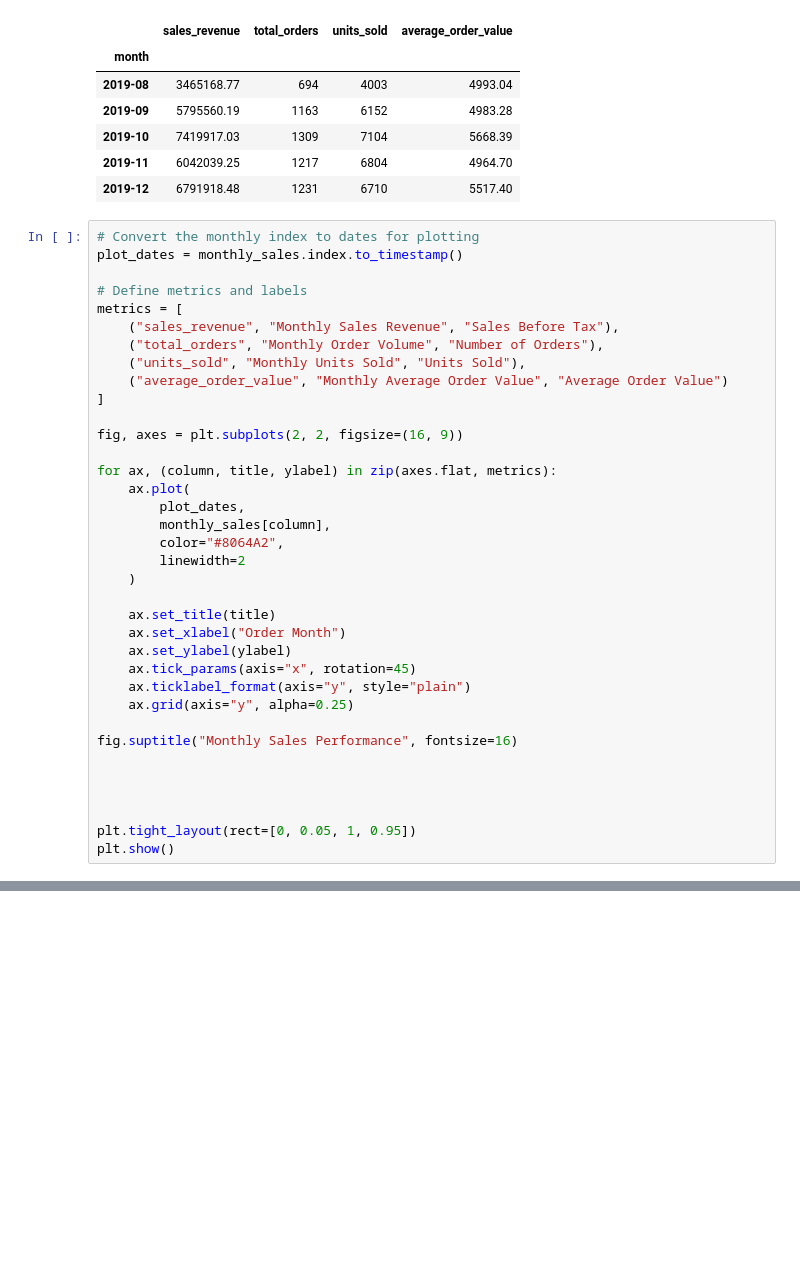
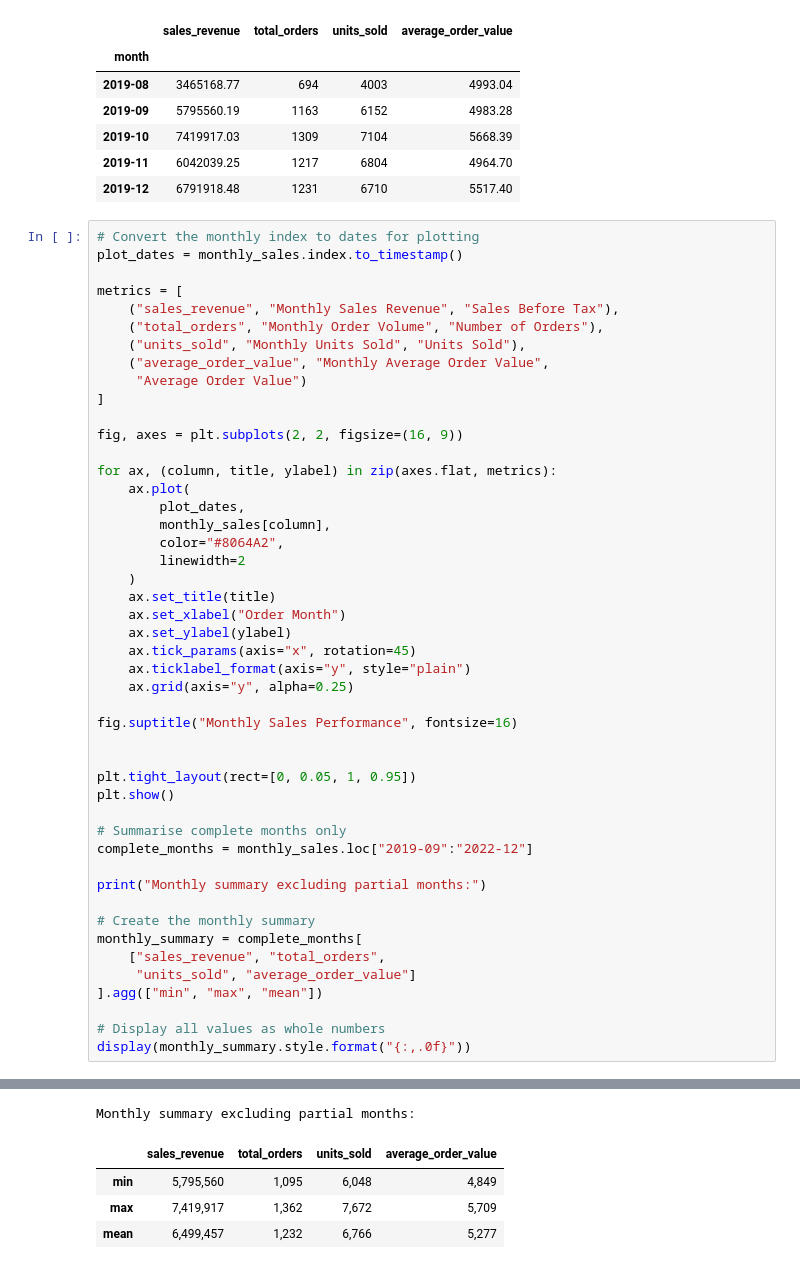
Before and after one commit to michellefengym-glitch/Market-Analysis, a Jupyter notebook: Capstone_Market_Analysis.ipynb, the cells around one changed output, grey strips where cells are left out. Cells and saved outputs as stored; diff of their text form; blank space fills up the shorter version.

```diff
--- a/Capstone_Market_Analysis.ipynb
+++ b/Capstone_Market_Analysis.ipynb
@@ -970,40 +970,56 @@ display(monthly_sales.head().round(2))
 # Convert the monthly index to dates for plotting
 plot_dates = monthly_sales.index.to_timestamp()
 
-# Define metrics and labels
 metrics = [
     ("sales_revenue", "Monthly Sales Revenue", "Sales Before Tax"),
     ("total_orders", "Monthly Order Volume", "Number of Orders"),
     ("units_sold", "Monthly Units Sold", "Units Sold"),
-    ("average_order_value", "Monthly Average Order Value", "Average Order Value")
+    ("average_order_value", "Monthly Average Order Value",
+     "Average Order Value")
 ]
 
 fig, axes = plt.subplots(2, 2, figsize=(16, 9))
 
 for ax, (column, title, ylabel) in zip(axes.flat, metrics):
     ax.plot(
         plot_dates,
         monthly_sales[column],
         color="#8064A2",
         linewidth=2
     )
-
     ax.set_title(title)
     ax.set_xlabel("Order Month")
     ax.set_ylabel(ylabel)
     ax.tick_params(axis="x", rotation=45)
     ax.ticklabel_format(axis="y", style="plain")
     ax.grid(axis="y", alpha=0.25)
 
 fig.suptitle("Monthly Sales Performance", fontsize=16)
 
 
-
-
 plt.tight_layout(rect=[0, 0.05, 1, 0.95])
 plt.show()
+
+# Summarise complete months only
+complete_months = monthly_sales.loc["2019-09":"2022-12"]
+
+print("Monthly summary excluding partial months:")
+
+# Create the monthly summary
+monthly_summary = complete_months[
+    ["sales_revenue", "total_orders",
+     "units_sold", "average_order_value"]
+].agg(["min", "max", "mean"])
+
+# Display all values as whole numbers
+display(monthly_summary.style.format("{:,.0f}"))
 # %% [output]
 [figure]
+Monthly summary excluding partial months:
+|  | sales_revenue | total_orders | units_sold | average_order_value |
+| min | 5,795,560 | 1,095 | 6,048 | 4,849 |
+| max | 7,419,917 | 1,362 | 7,672 | 5,709 |
+| mean | 6,499,457 | 1,232 | 6,766 | 5,277 |
 # %% [markdown]
 **Observations**
 
```
Also changed, not shown: parts of 1 cell of this notebook.
